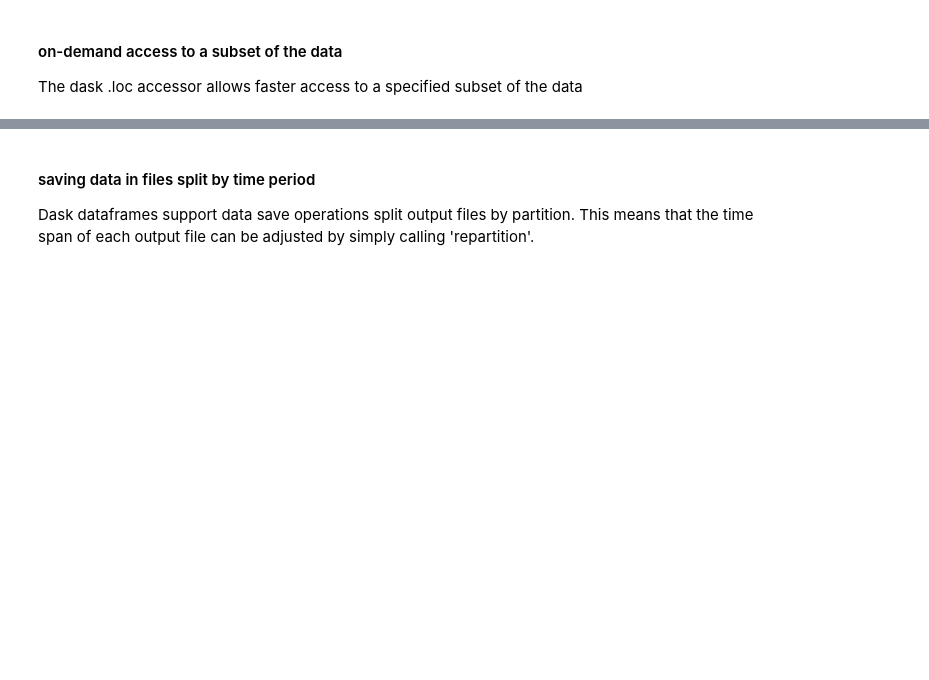
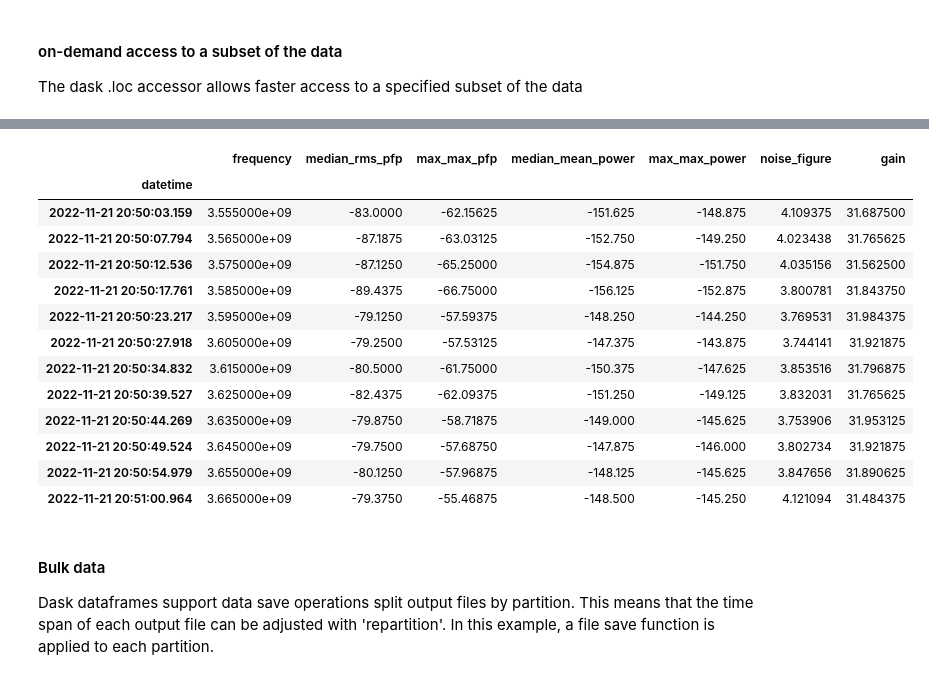
Before and after one commit to usnistgov/nasctn-sea-ingest, a Jupyter notebook: demos/dask_processing.ipynb, the cells around one changed output, grey strips where cells are left out. Drawn from its saved outputs; the diff is of its cells as text; code cells hidden in the pictures; blank space fills up the shorter version.

```diff
--- a/demos/read_archive.ipynb
+++ b/demos/dask_processing.ipynb
@@ -25,13 +25,15 @@ cluster
 ### Creating dask dataframe objects
 The following assumes that you've downloaded the specified zip archive at the specified path.
 # %%
-from dask_ops import zipfile_dask_dfs, log_to_json, trace
-import eliot
+from dask_ops import log_to_json
 from pathlib import Path
+from seamf import trace
+from ziparchive import read_seamf_zipfile_as_ddf
 from labbench import stopwatch
 import pandas as pd
+import typing
 
-def capture_summary(partition_data: dict):
+def capture_summary(partition_data: typing.Dict[str, pd.DataFrame]):
     """ this could be expanded into a function that does more, but for now, just make a capture summary """
 
     # partition_data is the result of running zipfile.read_seamf_zipfile on a subset of files in the zip archive.
@@ -42,8 +44,8 @@ def capture_summary(partition_data: dict):
         'max_max_pfp': trace(partition_data, 'pfp', capture_statistic='max', detector='peak').max(axis=1),
         'median_mean_power': trace(partition_data, 'psd', capture_statistic='mean').median(axis=1),
         'max_max_power': trace(partition_data, 'psd', capture_statistic='mean').max(axis=1),
-        'noise_figure': trace(partition_data, 'channel_metadata')['cal_noise_figure_dB'],
-        'gain': trace(partition_data, 'channel_metadata')['cal_gain_dB'],
+        'noise_figure': trace(partition_data, 'channel_metadata')['cal_noise_figure_dB'].astype('float16'),
+        'gain': trace(partition_data, 'channel_metadata')['cal_gain_dB'].astype('float16'),
         # TODO: add 'temperature' from sweep_metadata, which isn't easy yet b/c the
     })
 
@@ -58,9 +60,9 @@ with stopwatch('setup'):
     # scan the zipfiles to map out the file contents. the resulting is a dictionary of dask dataframes.
     # this is fast, because it hasn't loaded much data yet; other operations trigger "compute" that can
     # take a while to scrape the data out of the zip archive
-    ddfs = zipfile_dask_dfs(
+    ddfs = read_seamf_zipfile_as_ddf(
         data_path,
         partition_func=capture_summary,
-        partition_size=100
+        partition_size=100,
     )
 # %% [output]
@@ -94,3 +96,6 @@ with stopwatch('compute'):
         .loc['2022-11-21 20:50:00':'2022-11-21 20:51:00']
         .compute(scheduler=scheduler)
     )
+
+df
+# %% [output]
@@ -97,3 +103,17 @@ with stopwatch('compute'):
+|  | frequency | median_rms_pfp | max_max_pfp | median_mean_power | max_max_power | noise_figure | gain |
+| datetime |  |  |  |  |  |  |  |
+| 2022-11-21 20:50:03.159 | 3.555000e+09 | -83.0000 | -62.15625 | -151.625 | -148.875 | 4.109375 | 31.687500 |
+| 2022-11-21 20:50:07.794 | 3.565000e+09 | -87.1875 | -63.03125 | -152.750 | -149.250 | 4.023438 | 31.765625 |
+| 2022-11-21 20:50:12.536 | 3.575000e+09 | -87.1250 | -65.25000 | -154.875 | -151.750 | 4.035156 | 31.562500 |
+| 2022-11-21 20:50:17.761 | 3.585000e+09 | -89.4375 | -66.75000 | -156.125 | -152.875 | 3.800781 | 31.843750 |
+| 2022-11-21 20:50:23.217 | 3.595000e+09 | -79.1250 | -57.59375 | -148.250 | -144.250 | 3.769531 | 31.984375 |
+| 2022-11-21 20:50:27.918 | 3.605000e+09 | -79.2500 | -57.53125 | -147.375 | -143.875 | 3.744141 | 31.921875 |
+| 2022-11-21 20:50:34.832 | 3.615000e+09 | -80.5000 | -61.75000 | -150.375 | -147.625 | 3.853516 | 31.796875 |
+| 2022-11-21 20:50:39.527 | 3.625000e+09 | -82.4375 | -62.09375 | -151.250 | -149.125 | 3.832031 | 31.765625 |
+| 2022-11-21 20:50:44.269 | 3.635000e+09 | -79.8750 | -58.71875 | -149.000 | -145.625 | 3.753906 | 31.953125 |
+| 2022-11-21 20:50:49.524 | 3.645000e+09 | -79.7500 | -57.68750 | -147.875 | -146.000 | 3.802734 | 31.921875 |
+| 2022-11-21 20:50:54.979 | 3.655000e+09 | -80.1250 | -57.96875 | -148.125 | -145.625 | 3.847656 | 31.890625 |
+| 2022-11-21 20:51:00.964 | 3.665000e+09 | -79.3750 | -55.46875 | -148.500 | -145.250 | 4.121094 | 31.484375 |
 # %% [markdown]
-#### saving data in files split by time period
-Dask dataframes support data save operations split output files by partition. This means that the time span of each output file can be adjusted by simply calling 'repartition'.
+#### Bulk data
+Dask dataframes support data save operations split output files by partition. This means that the time span of each output file can be adjusted with 'repartition'. In this example, a file save function is applied to each partition.
```
Also changed, not shown: parts of 6 cells of this notebook, 7 other files.
